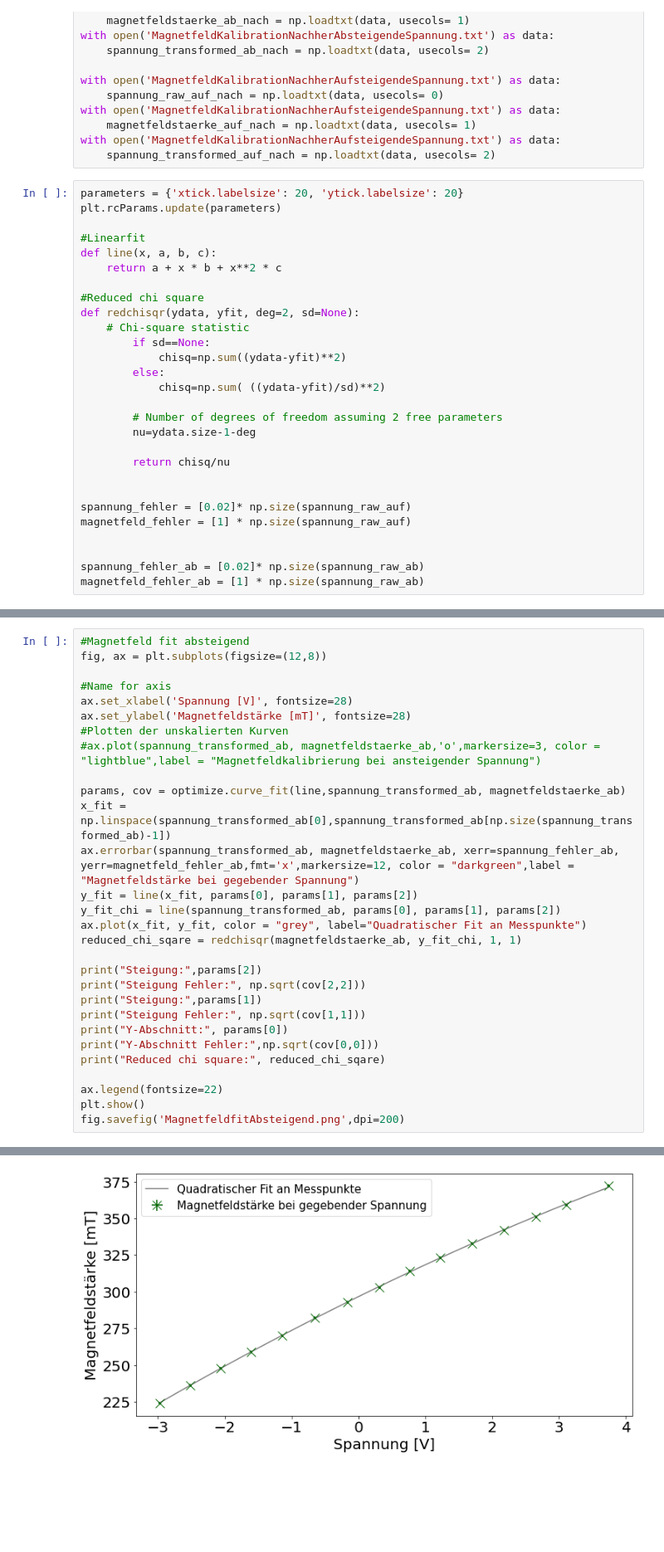
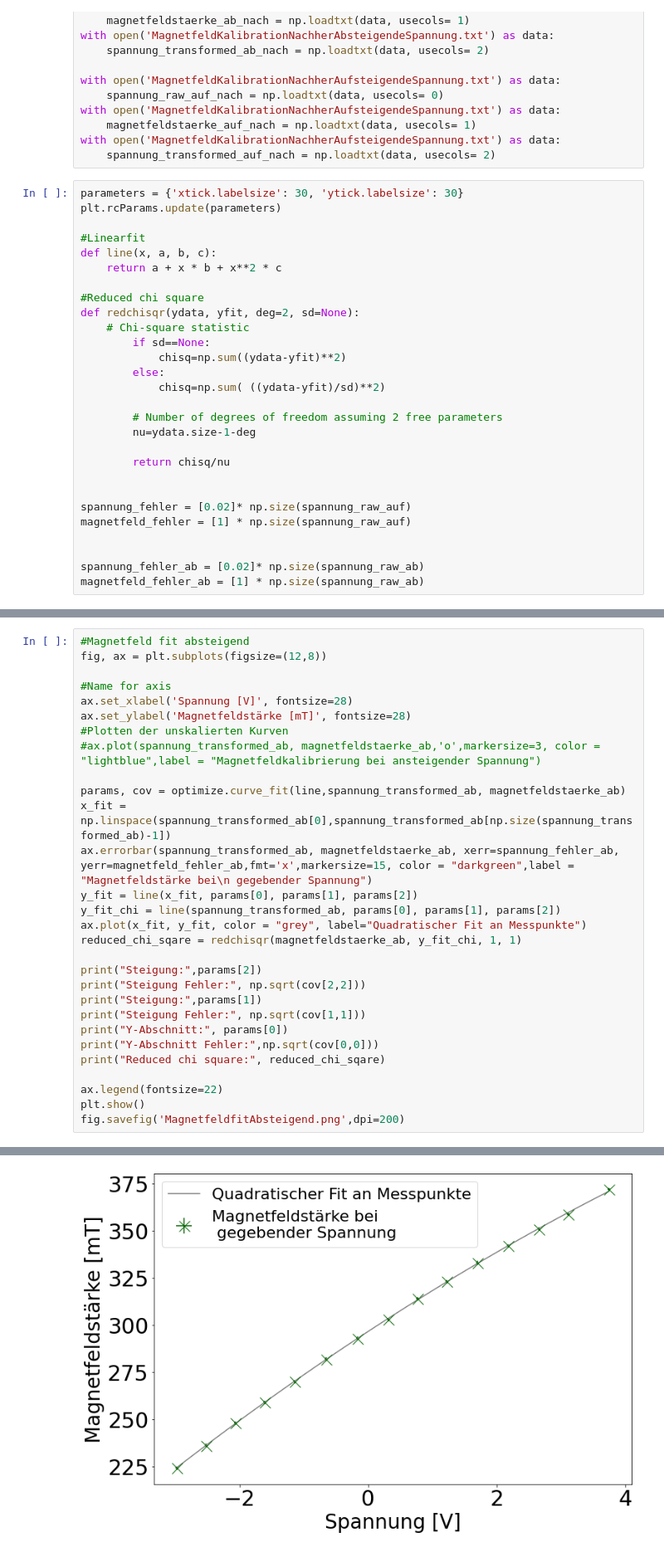
Before and after one commit to Skylake143/Fortgeschrittenenpraktikum, a Jupyter notebook: B10Elektronenspin/Magnetfeldkalibration.ipynb, the cells around one changed output, grey strips where cells are left out. Shown at 83% size. Cells and saved outputs as stored; diff of their text form; blank space fills up the shorter version.

```diff
--- a/B10Elektronenspin/Magnetfeldkalibration.ipynb
+++ b/B10Elektronenspin/Magnetfeldkalibration.ipynb
@@ -34,7 +34,7 @@ with open('MagnetfeldKalibrationNachherAufsteigendeSpannung.txt') as data:
 with open('MagnetfeldKalibrationNachherAufsteigendeSpannung.txt') as data:
     spannung_transformed_auf_nach = np.loadtxt(data, usecols= 2)
 # %%
-parameters = {'xtick.labelsize': 20, 'ytick.labelsize': 20}
+parameters = {'xtick.labelsize': 30, 'ytick.labelsize': 30}
 plt.rcParams.update(parameters)
 
 #Linearfit
@@ -111,7 +111,7 @@ ax.set_ylabel('Magnetfeldstärke [mT]', fontsize=28)
 
 params, cov = optimize.curve_fit(line,spannung_transformed_ab, magnetfeldstaerke_ab)
 x_fit = np.linspace(spannung_transformed_ab[0],spannung_transformed_ab[np.size(spannung_transformed_ab)-1])
-ax.errorbar(spannung_transformed_ab, magnetfeldstaerke_ab, xerr=spannung_fehler_ab, yerr=magnetfeld_fehler_ab,fmt='x',markersize=12, color = "darkgreen",label = "Magnetfeldstärke bei gegebender Spannung")
+ax.errorbar(spannung_transformed_ab, magnetfeldstaerke_ab, xerr=spannung_fehler_ab, yerr=magnetfeld_fehler_ab,fmt='x',markersize=15, color = "darkgreen",label = "Magnetfeldstärke bei\n gegebender Spannung")
 y_fit = line(x_fit, params[0], params[1], params[2])
 y_fit_chi = line(spannung_transformed_ab, params[0], params[1], params[2])
 ax.plot(x_fit, y_fit, color = "grey", label="Quadratischer Fit an Messpunkte")
@@ -139,3 +139,3 @@ Reduced chi square: 0.8995326381521469
-[figure, old version]
+[figure, new version]
 # %%
 #Magnetfeld fit aufsteigend nachher
```
Also changed, not shown: parts of 4 cells of this notebook, 3 other files.
